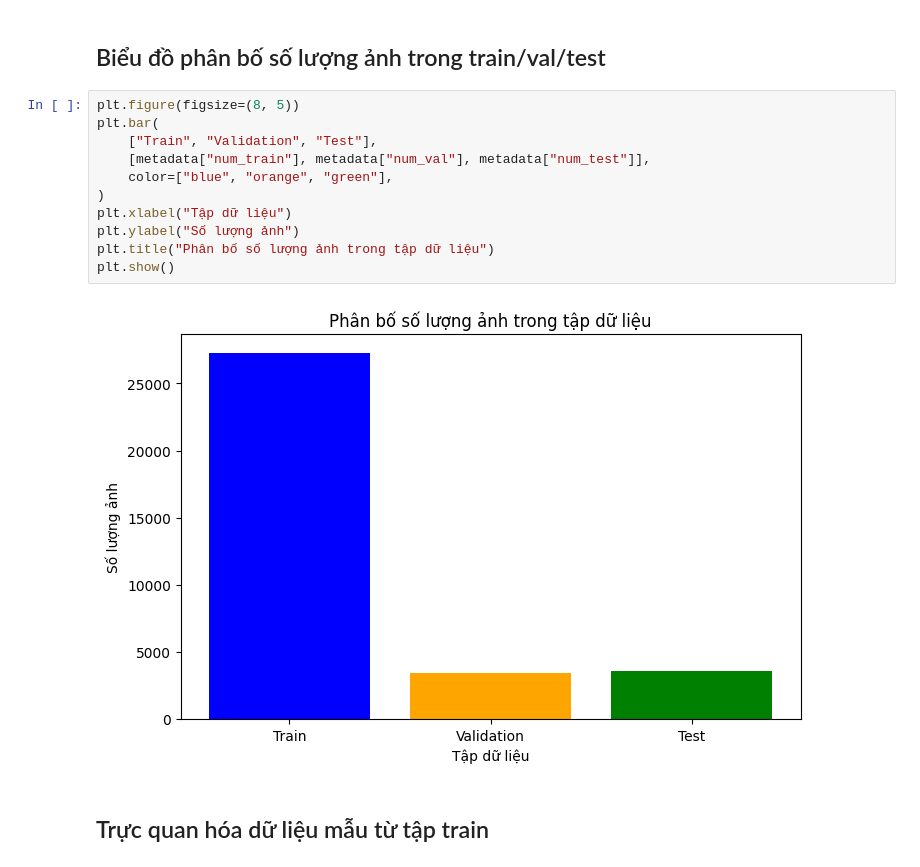
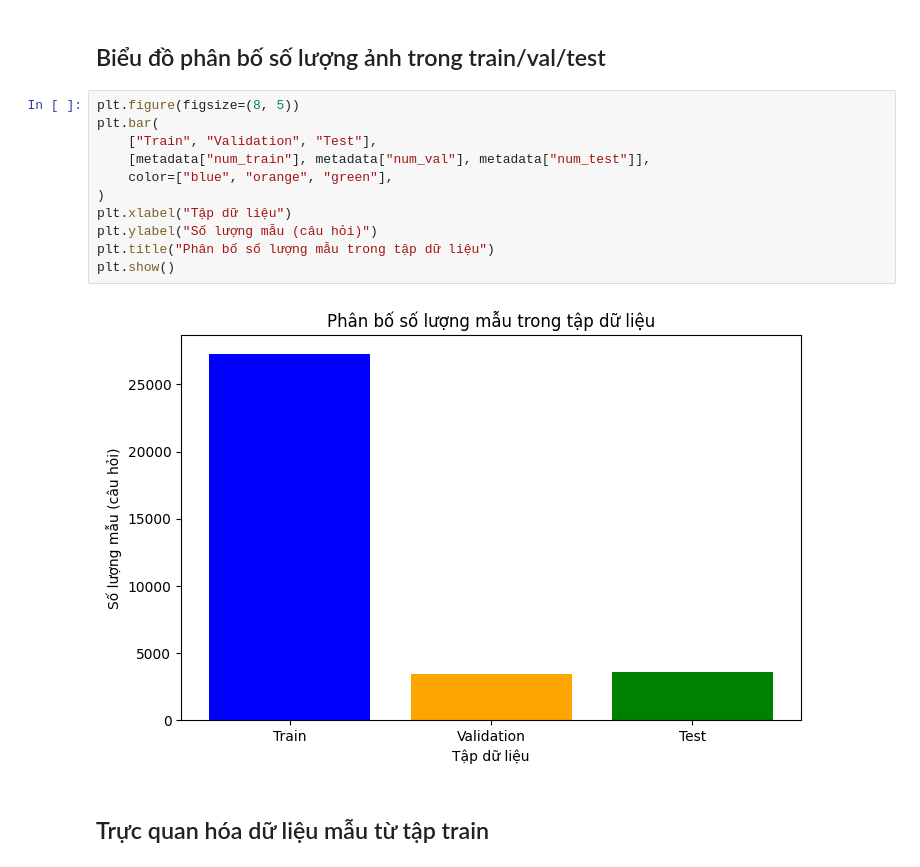
Before and after one commit to htrnguyen/VQA-Vegetable-Fruits, a Jupyter notebook: notebooks/validate_preprocessed_data.ipynb, the cells around one changed output. Saved outputs shown, nothing was run; the diff lists cells and outputs as text.

```diff
--- a/notebooks/validate_preprocessed_data.ipynb
+++ b/notebooks/validate_preprocessed_data.ipynb
@@ -41,16 +56,16 @@ Ví dụ 20 câu trả lời đầu tiên: ['<UNK>', 'hạt dẻ', 'quả dẻ',
 # %%
 plt.figure(figsize=(8, 5))
 plt.bar(
     ["Train", "Validation", "Test"],
     [metadata["num_train"], metadata["num_val"], metadata["num_test"]],
     color=["blue", "orange", "green"],
 )
 plt.xlabel("Tập dữ liệu")
-plt.ylabel("Số lượng ảnh")
-plt.title("Phân bố số lượng ảnh trong tập dữ liệu")
+plt.ylabel("Số lượng mẫu (câu hỏi)")
+plt.title("Phân bố số lượng mẫu trong tập dữ liệu")
 plt.show()
 # %% [output]
-[figure, old version]
+[figure, new version]
 # %% [markdown]
 ## Trực quan hóa dữ liệu mẫu từ tập train
 # %%
```
Also changed, not shown: parts of 14 cells of this notebook, 4 other files.
